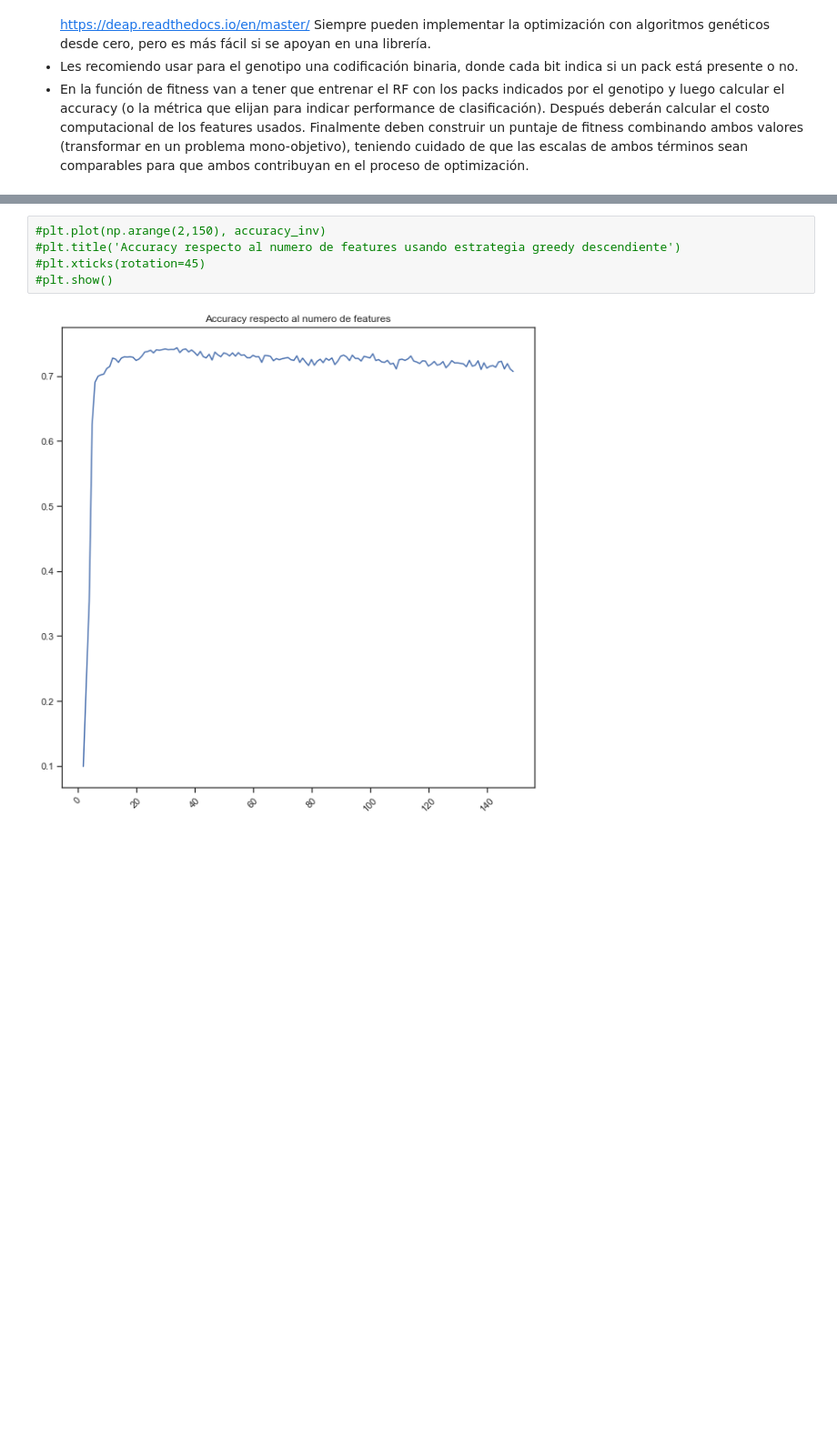
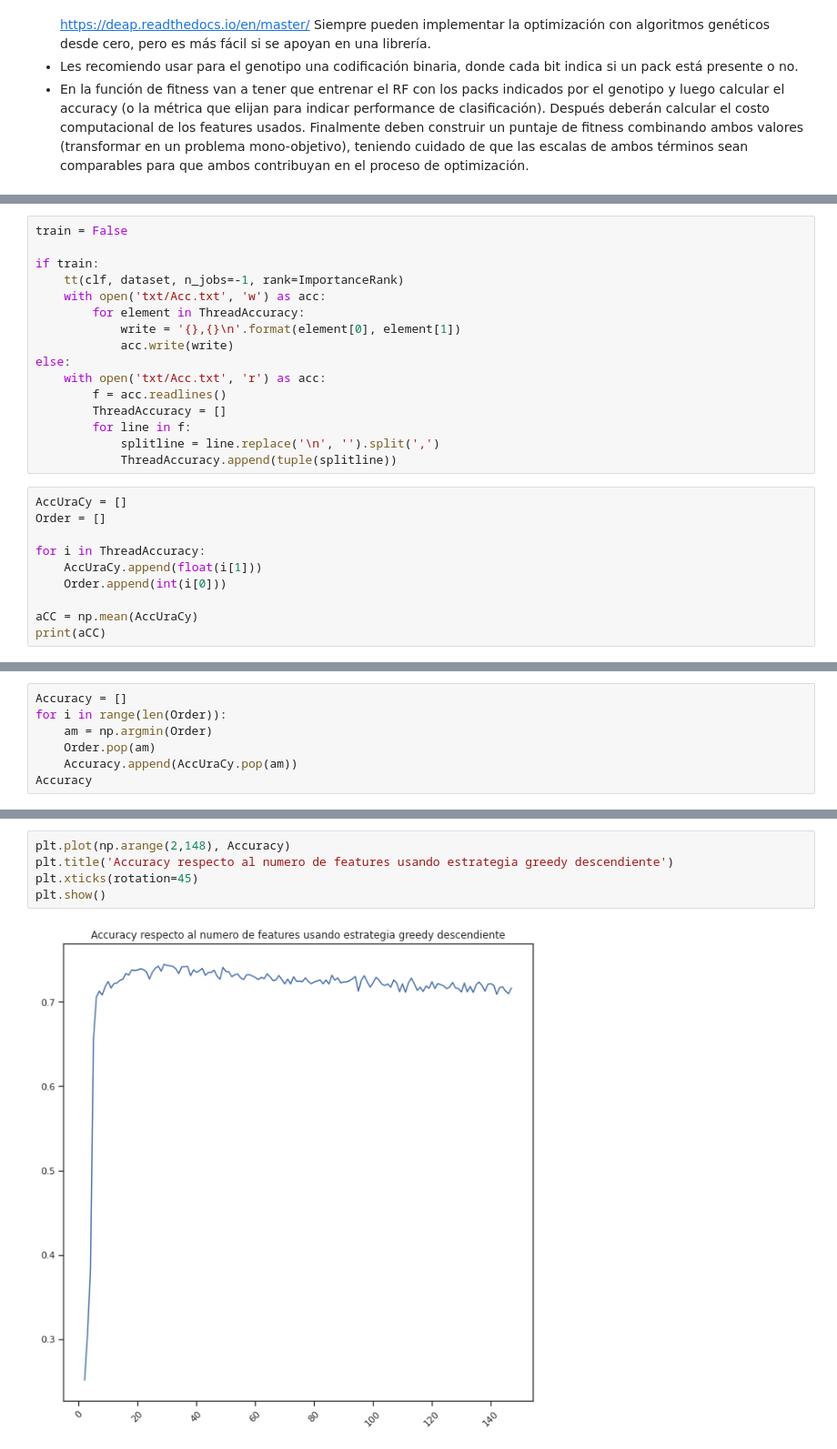
Before and after one commit to CubelliJ/Clasificacion_rapida_ALeRCE, a Jupyter notebook: ALeRCE_Hito_1.ipynb, the cells around one changed output, grey strips where cells are left out. Shown at 91% size. Cells and saved outputs as stored; diff of their text form; blank space fills up the shorter version.

Commit message:
Se implementa multi-threading, archivos y se ordena el codigo

```diff
--- a/ALeRCE_Hito_1.ipynb
+++ b/ALeRCE_Hito_1.ipynb
@@ -502,0 +358,26 @@ Features usadas 2
+# %%
+train = False
+
+if train:
+    tt(clf, dataset, n_jobs=-1, rank=ImportanceRank)
+    with open('txt/Acc.txt', 'w') as acc:
+        for element in ThreadAccuracy:
+            write = '{},{}\n'.format(element[0], element[1])
+            acc.write(write)
+else:
+    with open('txt/Acc.txt', 'r') as acc:
+        f = acc.readlines()
+        ThreadAccuracy = []
+        for line in f:
+            splitline = line.replace('\n', '').split(',')
+            ThreadAccuracy.append(tuple(splitline))
+# %%
+AccUraCy = []
+Order = []
+
+for i in ThreadAccuracy:
+    AccUraCy.append(float(i[1]))
+    Order.append(int(i[0]))
+
+aCC = np.mean(AccUraCy)
+print(aCC)
@@ -502,0 +386,7 @@ Features usadas 2
+# %%
+Accuracy = []
+for i in range(len(Order)):
+    am = np.argmin(Order)
+    Order.pop(am)
+    Accuracy.append(AccUraCy.pop(am))
+Accuracy
@@ -503,7 +433,7 @@ Features usadas 2
 # %%
-#plt.plot(np.arange(2,150), accuracy_inv)
-#plt.title('Accuracy respecto al numero de features usando estrategia greedy descendiente')
-#plt.xticks(rotation=45)
-#plt.show()
+plt.plot(np.arange(2,148), Accuracy)
+plt.title('Accuracy respecto al numero de features usando estrategia greedy descendiente')
+plt.xticks(rotation=45)
+plt.show()
 # %% [output]
-[figure, old version]
+[figure, new version]
```
Also changed, not shown: parts of 24 cells of this notebook, 13 other files.
